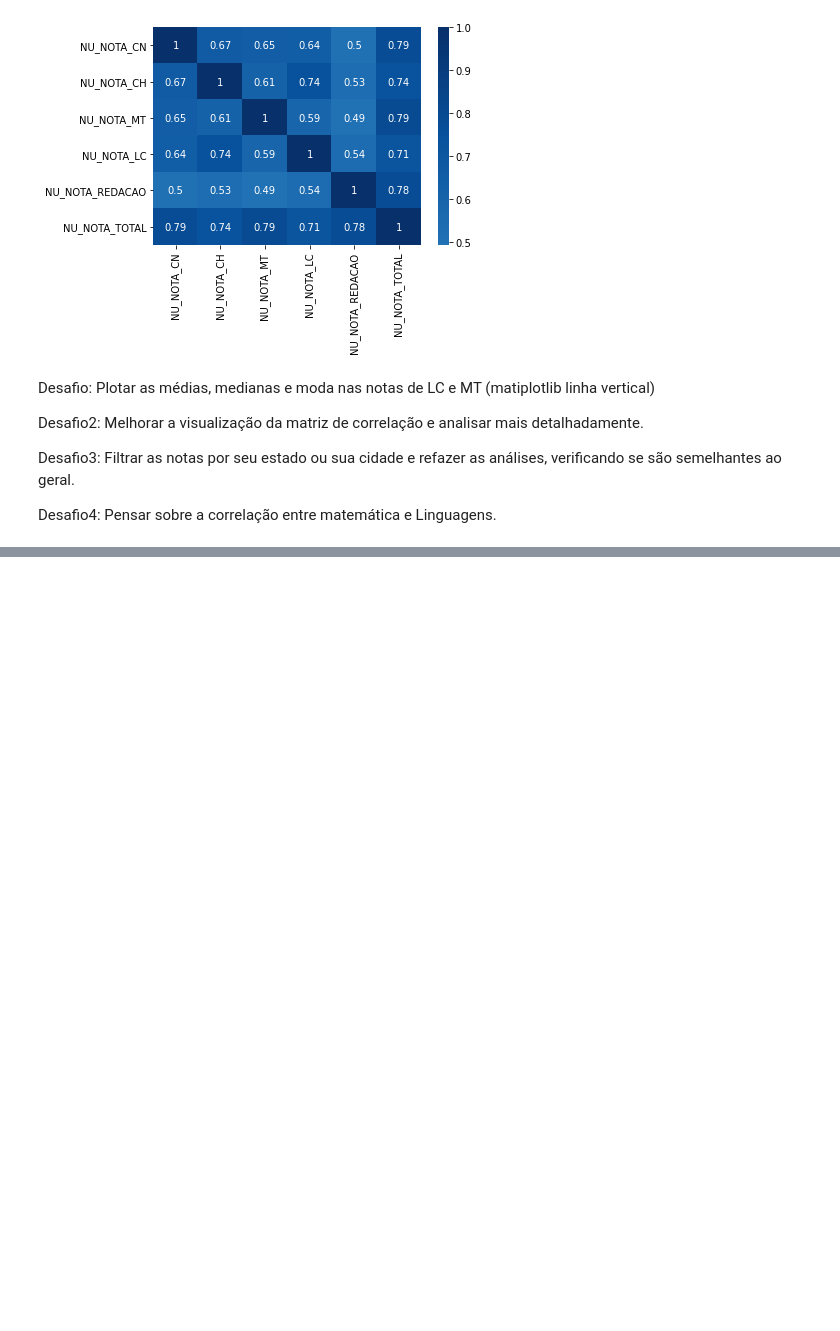
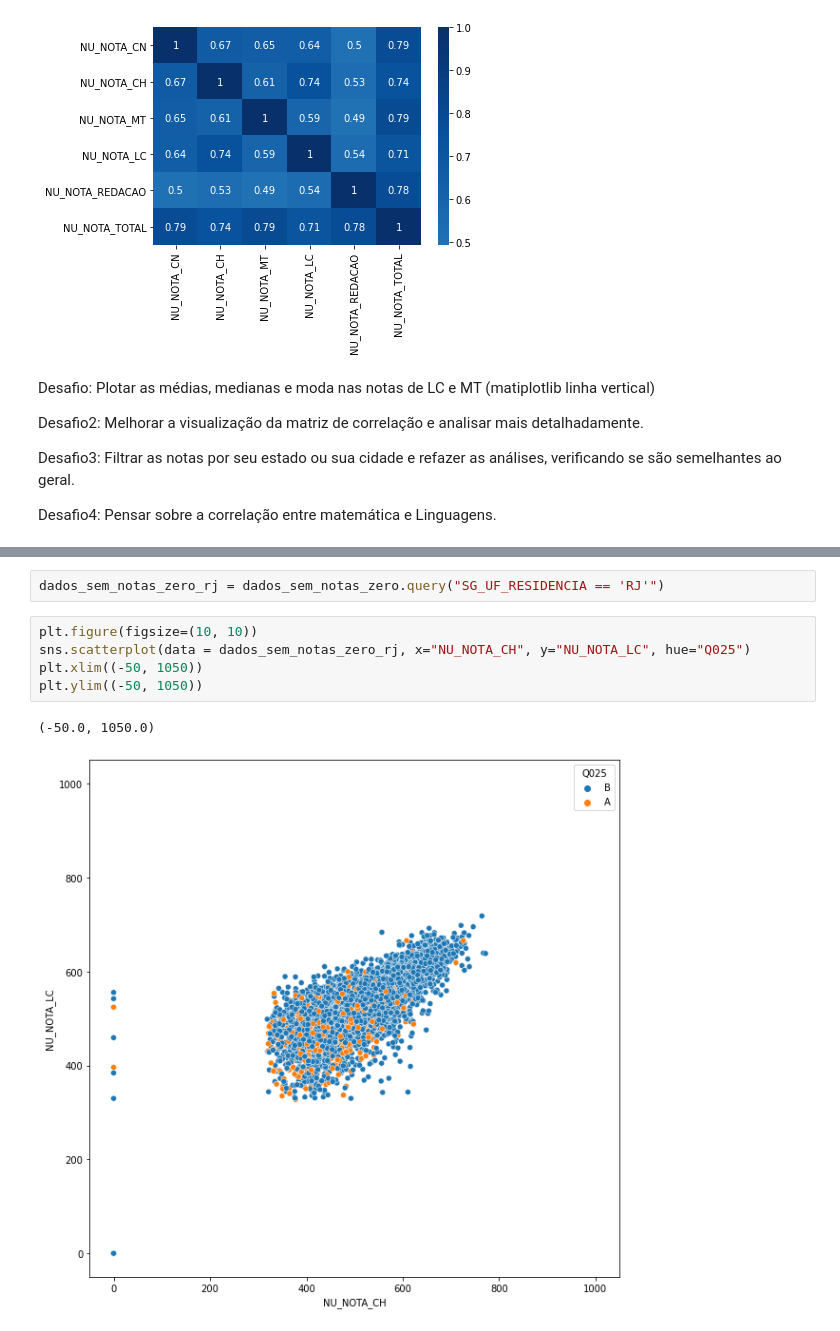
Before and after one commit to VictoralcNunes/AluraImers-oDados, a Jupyter notebook: Aula03.ipynb, the cells around one changed output, grey strips where cells are left out. Cells and saved outputs as stored; diff of their text form; blank space fills up the shorter version.

```diff
--- a/Aula03.ipynb
+++ b/Aula03.ipynb
@@ -503,0 +549,10 @@ Desafio4: Pensar sobre a correlação entre matemática e Linguagens.
+# %%
+dados_sem_notas_zero_rj = dados_sem_notas_zero.query("SG_UF_RESIDENCIA == 'RJ'")
+# %%
+plt.figure(figsize=(10, 10))
+sns.scatterplot(data = dados_sem_notas_zero_rj, x="NU_NOTA_CH", y="NU_NOTA_LC", hue="Q025")
+plt.xlim((-50, 1050))
+plt.ylim((-50, 1050))
+# %% [output]
+(-50.0, 1050.0)
+[figure, added]
```
Also changed, not shown: parts of 14 cells of this notebook.
